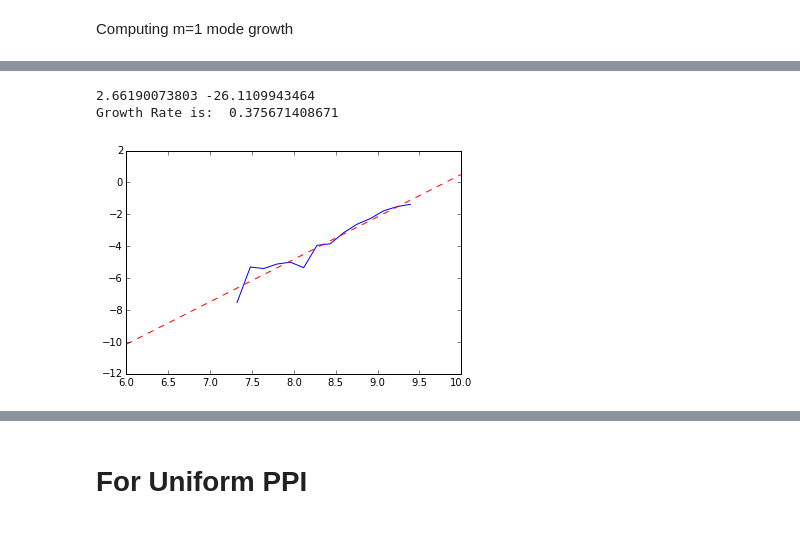
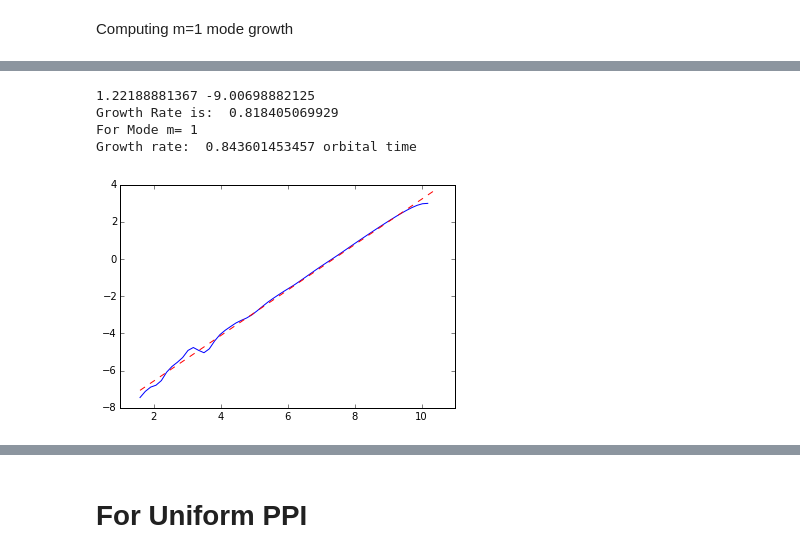
Before and after one commit to dorisjlee/usrp, a Jupyter notebook: notes/Week6/Mode Growth Analysis for PPI uniform,SMR, MRI.ipynb, the cells around one changed output, grey strips where cells are left out. Drawn from its saved outputs; the diff is of its cells as text; code cells hidden in the pictures.

```diff
--- a/notes/Week6/Mode Growth Analysis for PPI uniform,SMR, MRI.ipynb
+++ b/notes/Week6/Mode Growth Analysis for PPI uniform,SMR, MRI.ipynb
@@ -39,16 +39,14 @@ ax.yaxis.set_major_formatter(mtick.FuncFormatter(ticks))
 # %% [markdown]
 #### Computing Mode Growth
 # %%
-m=1
-start=16
-end=23
-x = t_orbits[start:end]
-y=log(amp[start:end,m])
-A = np.vstack([x, np.ones(len(x))]).T
-plt.plot(x,y,label="m=1")#,basey=np.e)
-m, c = np.linalg.lstsq(A, y)[0]
-print m, c
-x_fit = np.linspace(2.5,3.5)
-y_fit = m*x_fit+c
-plt.plot(x_fit,y_fit,'--',color='red')
-print "Growth Rate is: ",1./m
+def compute_mode_growth_by_ls_fit(m,start,end):
+    x = t_orbits[start:end]
+    y=log(amp[start:end,m])
+    A = np.vstack([x, np.ones(len(x))]).T
+    plt.plot(x,y,label="m=1")#,basey=np.e)
+    m, c = np.linalg.lstsq(A, y)[0]
+    print m, c
+    x_fit = np.linspace(t_orbits[start],t_orbits[end])
+    y_fit = m*x_fit+c
+    plt.plot(x_fit,y_fit,'--',color='red')
+    print "Growth Rate is: ",1./m
@@ -129,18 +62,9 @@ Growth Rate is:  0.470114964134
-# %%
-m=3
-start=46
-end=60
-x = t_orbits[start:end]
-y=log(amp[start:end,m])
-A = np.vstack([x, np.ones(len(x))]).T
-plt.plot(x,y,label="m=1")#,basey=np.e)
-m, c = np.linalg.lstsq(A, y)[0]
-print m, c
-x_fit = np.linspace(6,10)
-y_fit = m*x_fit+c
-plt.plot(x_fit,y_fit,'--',color='red')
-print "Growth Rate is: ",1./m
-# %% [output]
-2.66190073803 -26.1109943464
-Growth Rate is:  0.375671408671
-[figure, removed]
+# %%
+compute_mode_growth_by_ls_fit(1,10,65)
+compute_mode_growth(1,10,65)
+# %% [output]
+1.22188881367 -9.00698882125
+Growth Rate is:  0.818405069929
+For Mode m= 1
+Growth rate:  0.843601453457 orbital time
+[figure, added]
```
Also changed, not shown: parts of 31 cells of this notebook, 2 other files.
